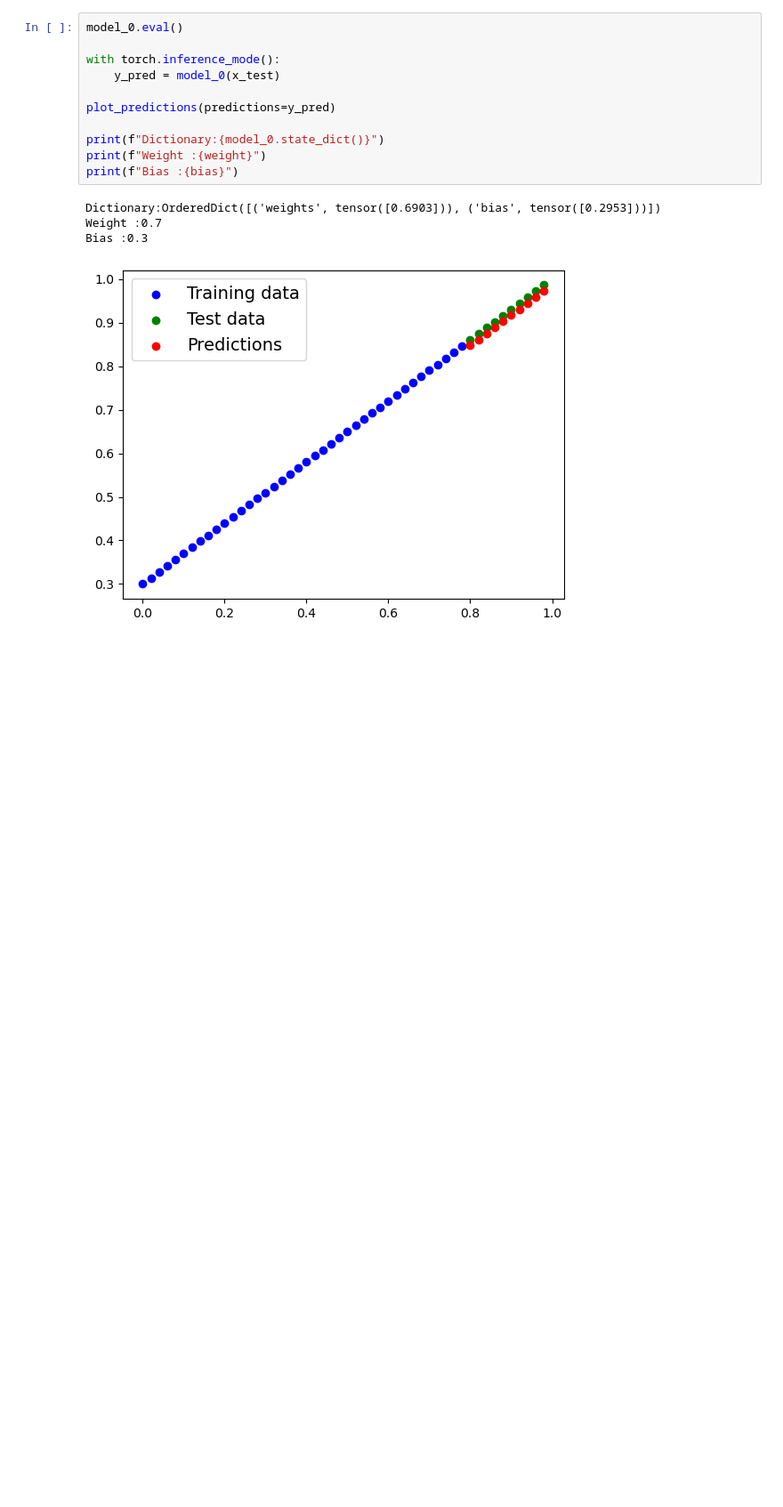
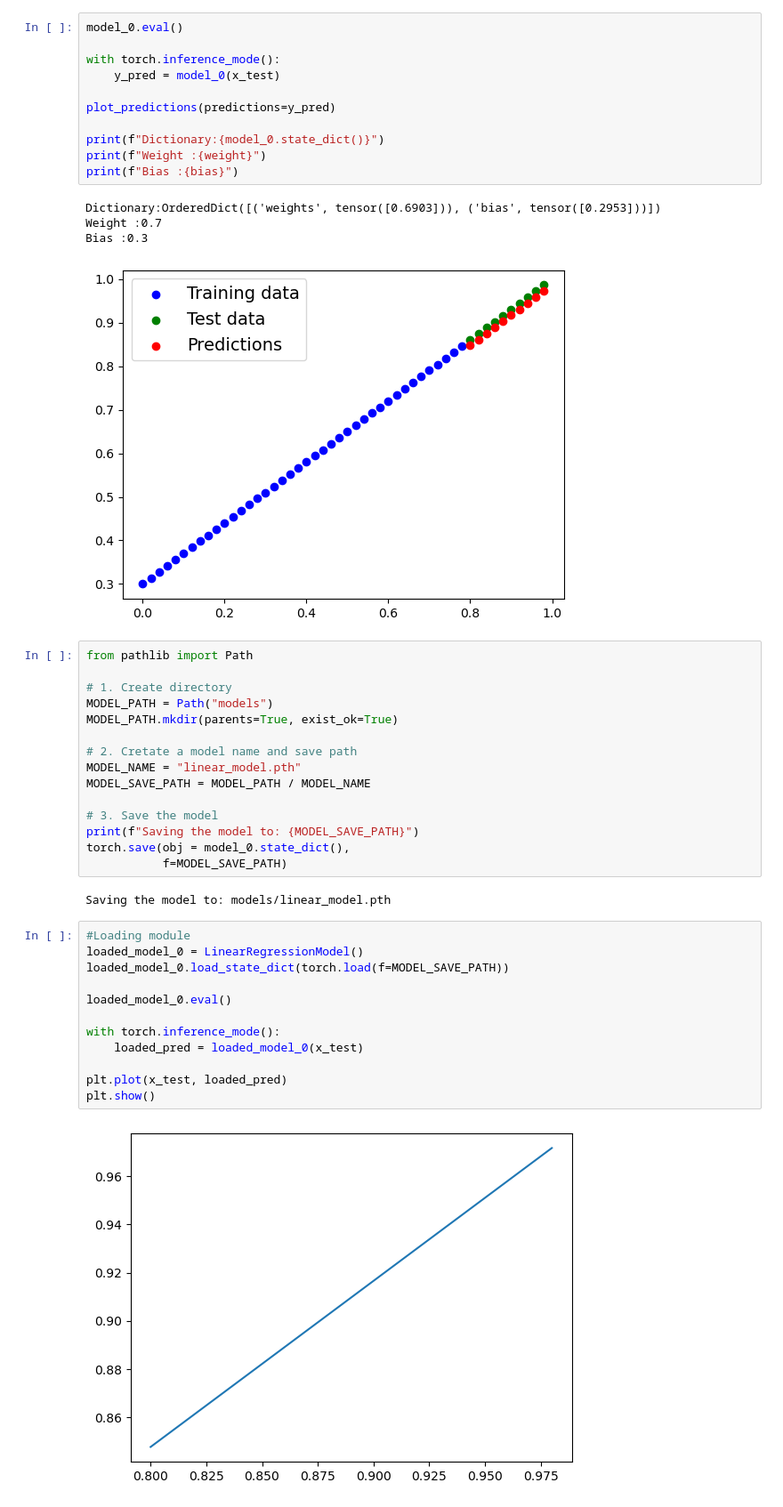
Before and after one commit to matticre/learn_ml, a Jupyter notebook: tutorial_01/tutorial_01.ipynb, the cells around one changed output. Shown: that part at 89% size. Cells and saved outputs as stored; diff of their text form; blank space fills up the shorter version.

```diff
--- a/first_nn.ipynb
+++ b/tutorial_01/tutorial_01.ipynb
@@ -158,3 +158,34 @@ Dictionary:OrderedDict([('weights', tensor([0.6903])), ('bias', tensor([0.2953])
 Weight :0.7
 Bias :0.3
 [figure]
+# %%
+from pathlib import Path
+
+# 1. Create directory
+MODEL_PATH = Path("models")
+MODEL_PATH.mkdir(parents=True, exist_ok=True)
+
+# 2. Cretate a model name and save path
+MODEL_NAME = "linear_model.pth"
+MODEL_SAVE_PATH = MODEL_PATH / MODEL_NAME
+
+# 3. Save the model
+print(f"Saving the model to: {MODEL_SAVE_PATH}")
+torch.save(obj = model_0.state_dict(),
+           f=MODEL_SAVE_PATH)
+# %% [output]
+Saving the model to: models/linear_model.pth
+# %%
+#Loading module
+loaded_model_0 = LinearRegressionModel()
+loaded_model_0.load_state_dict(torch.load(f=MODEL_SAVE_PATH))
+
+loaded_model_0.eval()
+
+with torch.inference_mode():
+    loaded_pred = loaded_model_0(x_test)
+
+plt.plot(x_test, loaded_pred)
+plt.show()
+# %% [output]
+[figure, added]
```
Also changed, not shown: parts of 1 cell of this notebook, 3 other files.
